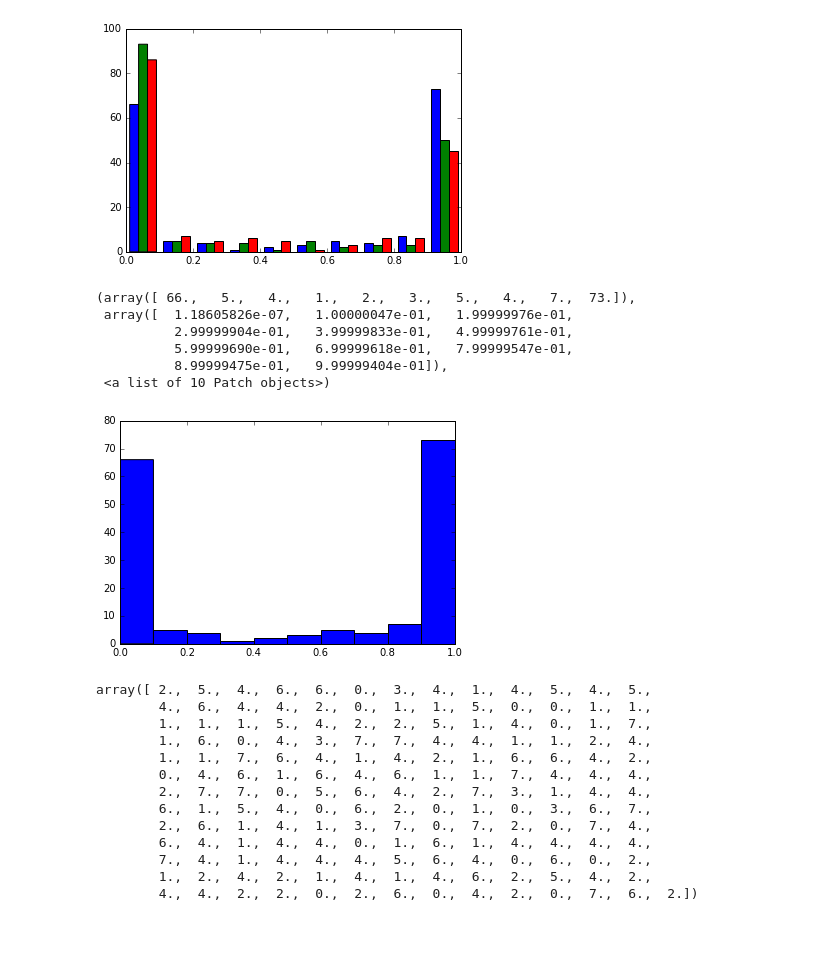
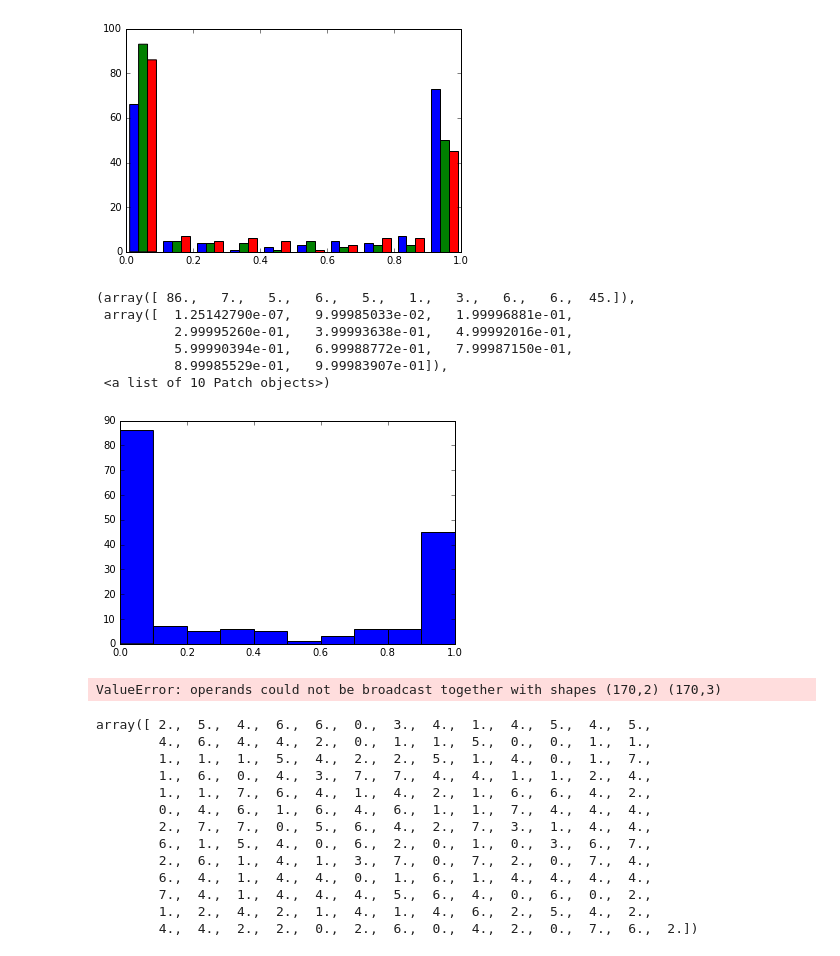
Before and after one commit to glgerard/MDBN, a Jupyter notebook: notebooks/Display Output Layers (Run 2016-12-18_1435)-AML.ipynb, the cells around one changed output. Drawn from its saved outputs; the diff is of its cells as text; code cells hidden in the pictures.

```diff
--- a/notebooks/Display Output Layers (Run 2016-12-18_1435)-AML.ipynb
+++ b/notebooks/Display Output Layers (Run 2016-12-18_1435)-AML.ipynb
@@ -65,17 +65,19 @@ plt.hist(top_output)
  <a list of 3 Lists of Patches objects>)
 [figure]
 # %%
-plt.hist(top_output[:,0])
+plt.hist(top_output[:,2])
 # %% [output]
-(array([ 66.,   5.,   4.,   1.,   2.,   3.,   5.,   4.,   7.,  73.]),
- array([  1.18605826e-07,   1.00000047e-01,   1.99999976e-01,
-          2.99999904e-01,   3.99999833e-01,   4.99999761e-01,
-          5.99999690e-01,   6.99999618e-01,   7.99999547e-01,
-          8.99999475e-01,   9.99999404e-01]),
+(array([ 86.,   7.,   5.,   6.,   5.,   1.,   3.,   6.,   6.,  45.]),
+ array([  1.25142790e-07,   9.99985033e-02,   1.99996881e-01,
+          2.99995260e-01,   3.99993638e-01,   4.99992016e-01,
+          5.99990394e-01,   6.99988772e-01,   7.99987150e-01,
+          8.99985529e-01,   9.99983907e-01]),
  <a list of 10 Patch objects>)
-[figure, old version]
+[figure, new version]
 # %%
-code = (top_output[:,0:3] > 0.5) * np.ones_like(top_output[:,0:3])
+code = (top_output[:,0:2] > 0.5) * np.ones_like(top_output[:,0:3])
+# %% [output]
+ValueError: operands could not be broadcast together with shapes (170,2) (170,3)
 # %%
 from utils import find_unique_classes
 U = find_unique_classes(code)
```
Also changed, not shown: 7 other files.
